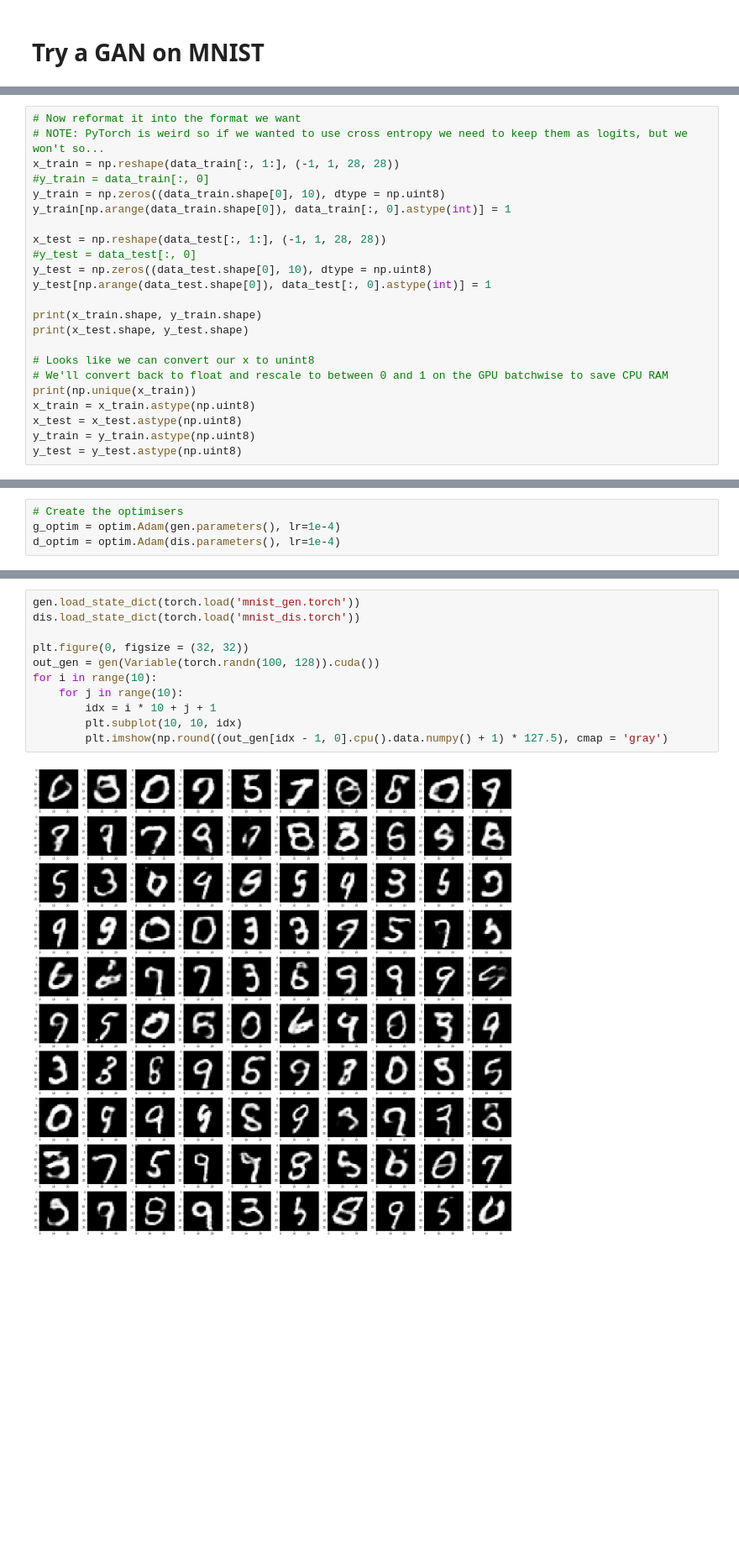
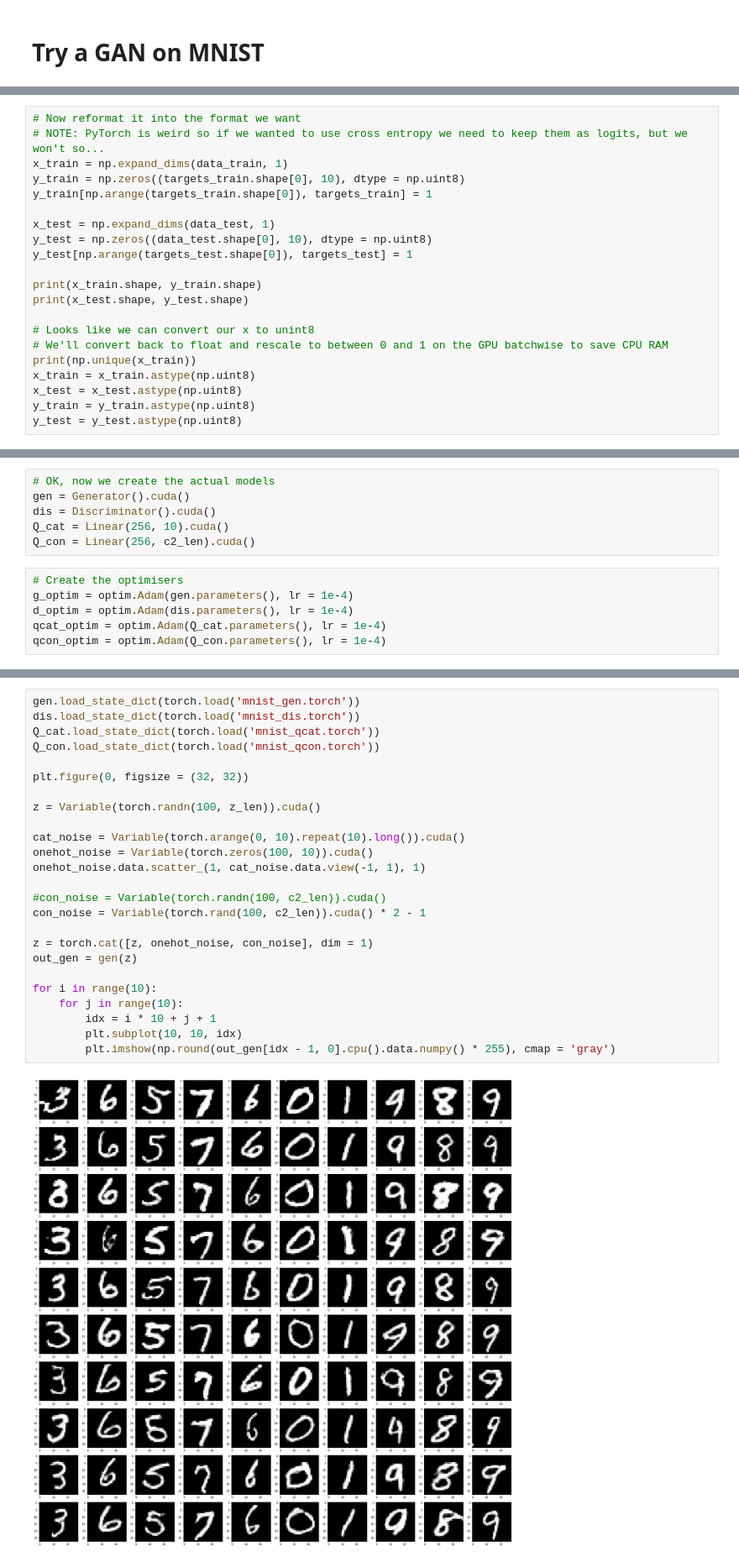
Before and after one commit to HenryJia/InfoGAN, a Jupyter notebook: MNIST_GAN.ipynb, the cells around one changed output, grey strips where cells are left out. Shown at 84% size. Cells and saved outputs as stored; diff of their text form; blank space fills up the shorter version.

```diff
--- a/MNIST_GAN.ipynb
+++ b/MNIST_GAN.ipynb
@@ -32,15 +41,13 @@ print(data_train.shape, data_test.shape)
 # %%
 # Now reformat it into the format we want
 # NOTE: PyTorch is weird so if we wanted to use cross entropy we need to keep them as logits, but we won't so...
-x_train = np.reshape(data_train[:, 1:], (-1, 1, 28, 28))
-#y_train = data_train[:, 0]
-y_train = np.zeros((data_train.shape[0], 10), dtype = np.uint8)
-y_train[np.arange(data_train.shape[0]), data_train[:, 0].astype(int)] = 1
+x_train = np.expand_dims(data_train, 1)
+y_train = np.zeros((targets_train.shape[0], 10), dtype = np.uint8)
+y_train[np.arange(targets_train.shape[0]), targets_train] = 1
 
-x_test = np.reshape(data_test[:, 1:], (-1, 1, 28, 28))
-#y_test = data_test[:, 0]
+x_test = np.expand_dims(data_test, 1)
 y_test = np.zeros((data_test.shape[0], 10), dtype = np.uint8)
-y_test[np.arange(data_test.shape[0]), data_test[:, 0].astype(int)] = 1
+y_test[np.arange(targets_test.shape[0]), targets_test] = 1
 
 print(x_train.shape, y_train.shape)
 print(x_test.shape, y_test.shape)
@@ -150,6 +157,14 @@ test_loader = DataLoader(test_tensors, batch_size = 128, shuffle = True, num_wor
+# %%
+# OK, now we create the actual models
+gen = Generator().cuda()
+dis = Discriminator().cuda()
+Q_cat = Linear(256, 10).cuda()
+Q_con = Linear(256, c2_len).cuda()
 # %%
 # Create the optimisers
-g_optim = optim.Adam(gen.parameters(), lr=1e-4)
-d_optim = optim.Adam(dis.parameters(), lr=1e-4)
+g_optim = optim.Adam(gen.parameters(), lr = 1e-4)
+d_optim = optim.Adam(dis.parameters(), lr = 1e-4)
+qcat_optim = optim.Adam(Q_cat.parameters(), lr = 1e-4)
+qcon_optim = optim.Adam(Q_con.parameters(), lr = 1e-4)
 # %%
 # Alright, everything's setup, let's run the GAN and train it first
@@ -221,13 +268,27 @@ torch.save(dis.state_dict(), 'mnist_dis.torch')
 # %%
 gen.load_state_dict(torch.load('mnist_gen.torch'))
 dis.load_state_dict(torch.load('mnist_dis.torch'))
+Q_cat.load_state_dict(torch.load('mnist_qcat.torch'))
+Q_con.load_state_dict(torch.load('mnist_qcon.torch'))
 
 plt.figure(0, figsize = (32, 32))
-out_gen = gen(Variable(torch.randn(100, 128)).cuda())
+
+z = Variable(torch.randn(100, z_len)).cuda()
+
+cat_noise = Variable(torch.arange(0, 10).repeat(10).long()).cuda()
+onehot_noise = Variable(torch.zeros(100, 10)).cuda()
+onehot_noise.data.scatter_(1, cat_noise.data.view(-1, 1), 1)
+
+#con_noise = Variable(torch.randn(100, c2_len)).cuda()
+con_noise = Variable(torch.rand(100, c2_len)).cuda() * 2 - 1
+
+z = torch.cat([z, onehot_noise, con_noise], dim = 1)
+out_gen = gen(z)
+
 for i in range(10):
     for j in range(10):
         idx = i * 10 + j + 1
         plt.subplot(10, 10, idx)
-        plt.imshow(np.round((out_gen[idx - 1, 0].cpu().data.numpy() + 1) * 127.5), cmap = 'gray')
+        plt.imshow(np.round(out_gen[idx - 1, 0].cpu().data.numpy() * 255), cmap = 'gray')
 # %% [output]
-[figure, old version]
+[figure, new version]
```
Also changed, not shown: parts of 10 cells of this notebook.
